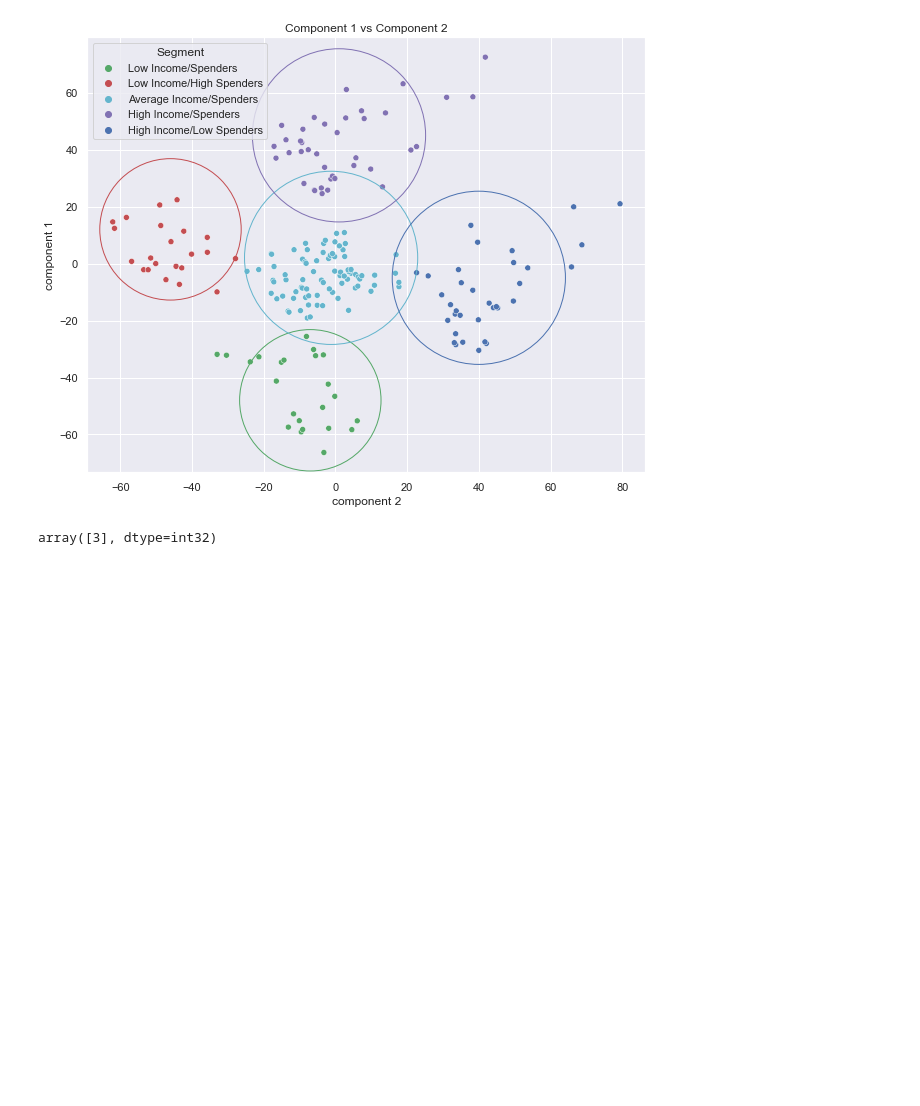
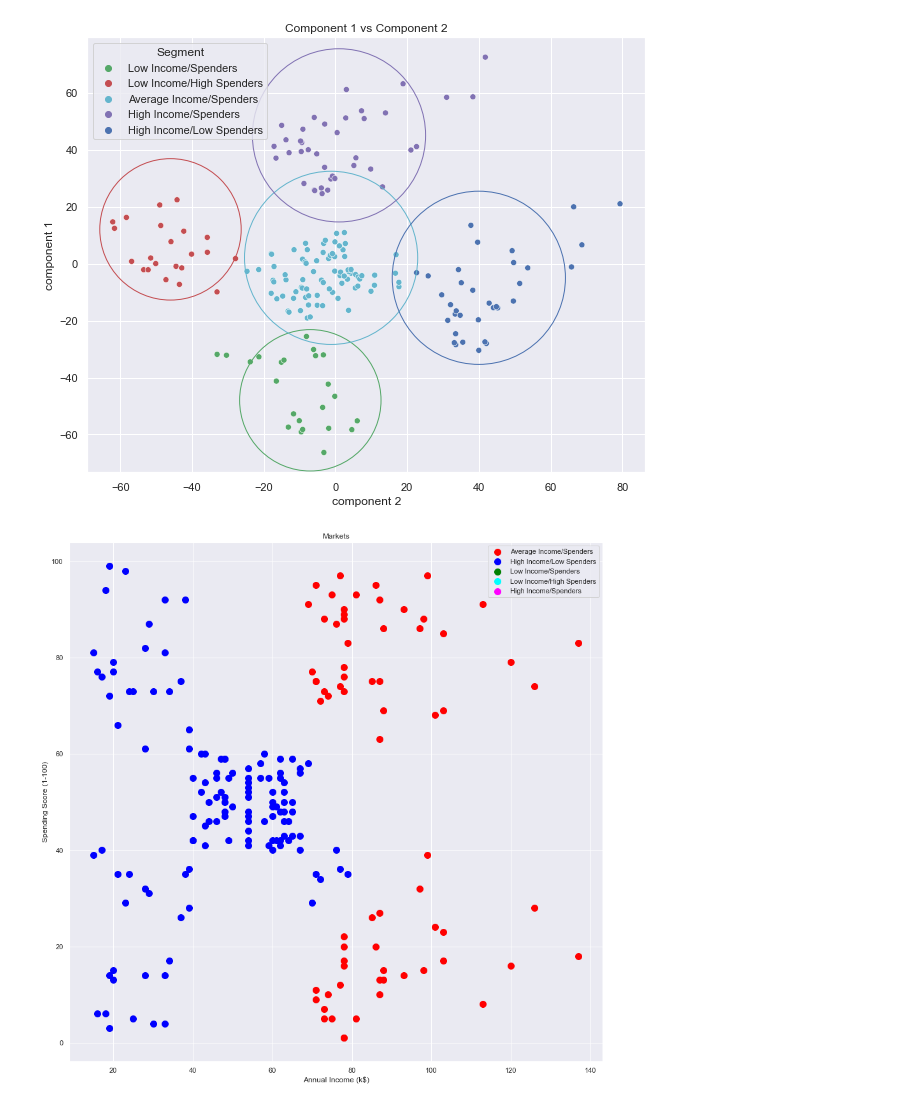
Before and after one commit to Pinkie2849/Customer_Marketing_Clustering, a Jupyter notebook: Python/Customer_Marketing_Analysis.ipynb, the cells around one changed output. Saved outputs shown, nothing was run; the diff lists cells and outputs as text; code cells hidden in the pictures; blank space fills up the shorter version.

```diff
--- a/Python/Customer_Marketing_Analysis.ipynb
+++ b/Python/Customer_Marketing_Analysis.ipynb
@@ -411,8 +412,26 @@ plt.title('Component 1 vs Component 2')
 plt.show()
 # %% [output]
 [figure]
-# %%
-input = np.array([[15,50]])
-kmeans_pca.predict(input)
-# %% [output]
-array([3], dtype=int32)
+# %%
+X= df[['Annual Income (k$)','Spending Score (1-100)']].values
+# %%
+from sklearn.cluster import AgglomerativeClustering
+# Fit the k-means model with the optimal number of clusters
+kmeans = AgglomerativeClustering(n_clusters=5, affinity='euclidean', linkage='ward')
+y_kmeans = kmeans.fit_predict(X)
+plt.figure(figsize=(15,15))
+# Plot the data points with different colors for different clusters
+plt.scatter(X[y_kmeans == 0, 0], X[y_kmeans == 0, 1], s = 100, c = 'red', label = 'Average Income/Spenders')
+plt.scatter(X[y_kmeans == 1, 0], X[y_kmeans == 1, 1], s = 100, c = 'blue', label = 'High Income/Low Spenders')
+plt.scatter(X[y_kmeans == 2, 0], X[y_kmeans == 2, 1], s = 100, c = 'green', label = 'Low Income/Spenders')
+plt.scatter(X[y_kmeans == 3, 0], X[y_kmeans == 3, 1], s = 100, c = 'cyan', label = 'Low Income/High Spenders')
+plt.scatter(X[y_kmeans == 4, 0], X[y_kmeans == 4, 1], s = 100, c = 'magenta', label = 'High Income/Spenders')
+# Plot the cluster centers
+
+plt.title('Markets')
+plt.xlabel('Annual Income (k$)')
+plt.ylabel('Spending Score (1-100)')
+plt.legend()
+plt.show()
+# %% [output]
+[figure, added]
```
Also changed, not shown: parts of 2 cells of this notebook.
